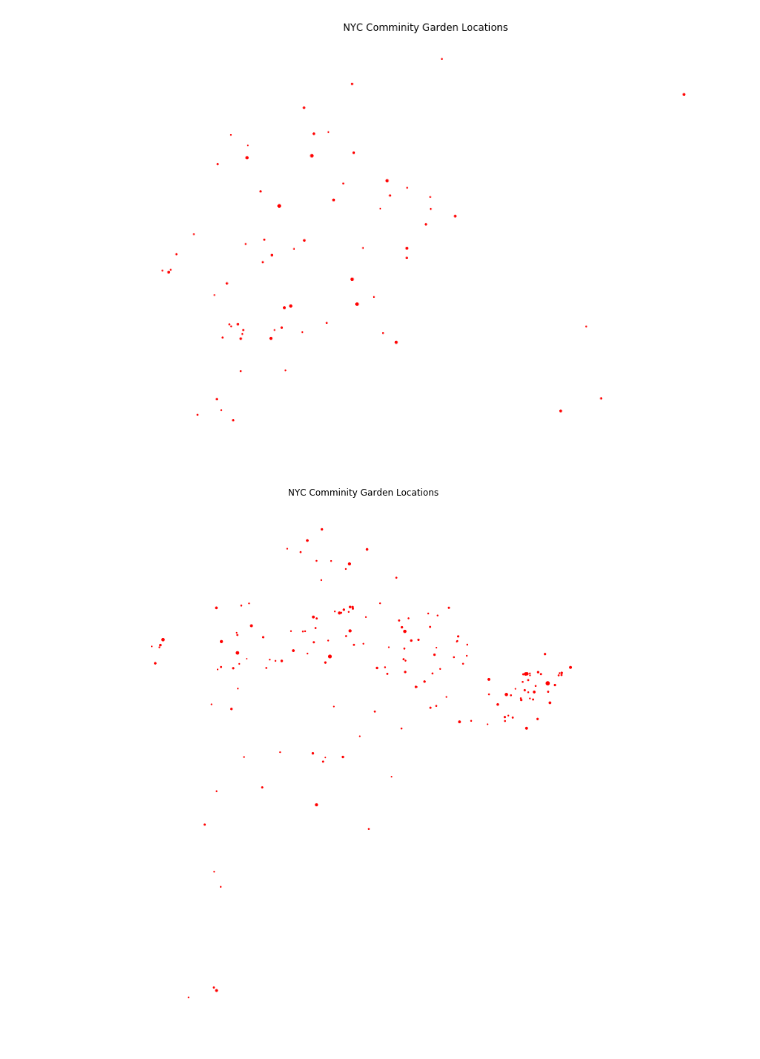
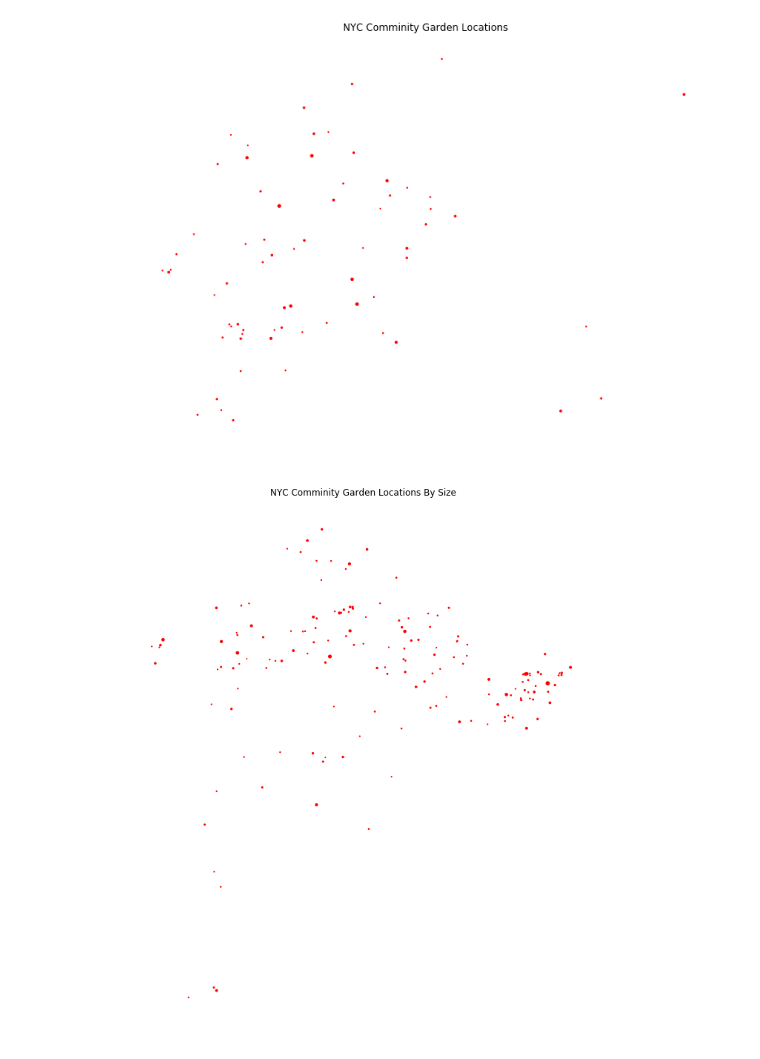
Before and after one commit to fdnthecoder/C4sueFinalProject, a Jupyter notebook: S4sue.ipynb, the cells around one changed output. Cells and saved outputs as stored; diff of their text form; code cells hidden in the pictures.

```diff
--- a/S4sue.ipynb
+++ b/S4sue.ipynb
@@ -464,7 +464,7 @@ plt.show()
 # %%
 Sorted_BR_gardens.plot( color='red',legend=True,figsize=(13, 13),markersize=CoGardens.Size * 30)
 plt.axis('off')
-plt.title('NYC Comminity Garden Locations')
+plt.title('NYC Comminity Garden Locations By Size')
 plt.show()
 # %% [output]
-[figure, old version]
+[figure, new version]
```
Also changed, not shown: parts of 2 cells of this notebook.
